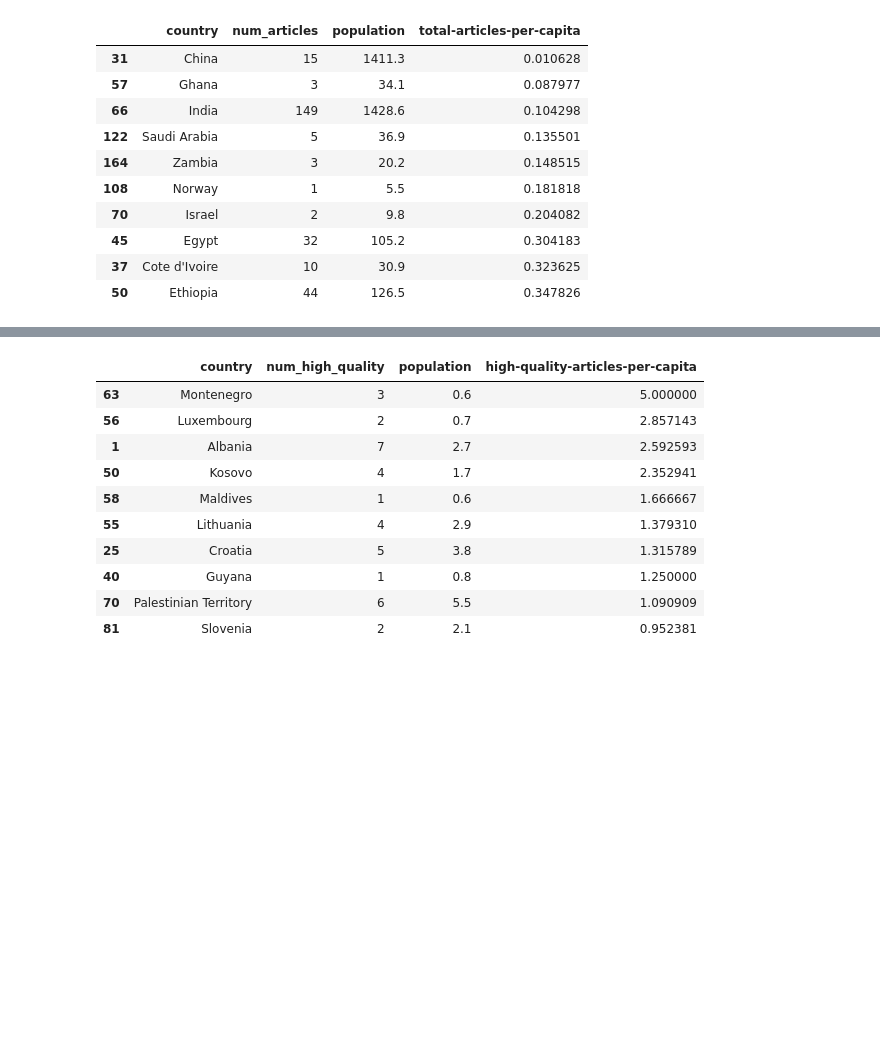
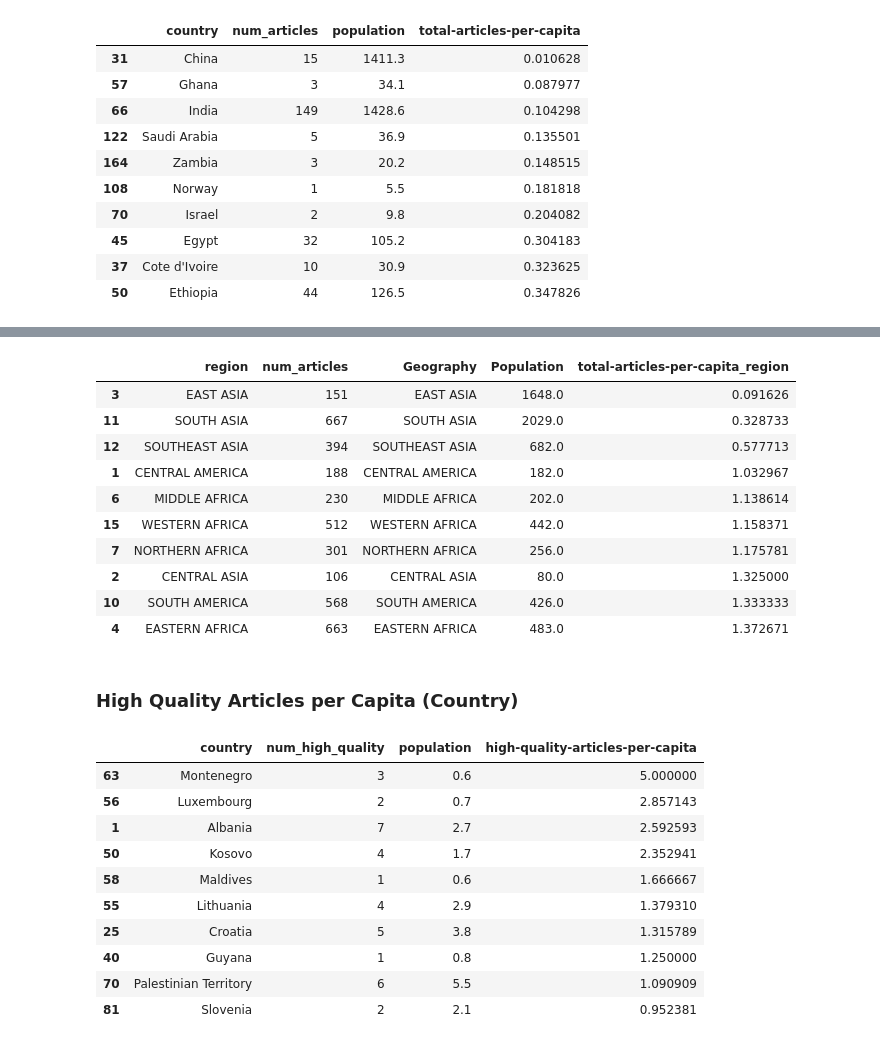
Before and after one commit to ishagokhale/data-512-homework_2, a Jupyter notebook: hw.ipynb, the cells around one changed output, grey strips where cells are left out. Saved outputs shown, nothing was run; the diff lists cells and outputs as text; code cells hidden in the pictures; blank space fills up the shorter version.

```diff
--- a/hw.ipynb
+++ b/hw.ipynb
@@ -602,0 +528,16 @@ df2.sort_values(by = 'total-articles-per-capita', ascending = True)[:10]
+# %%
+df2.sort_values(by = 'total-articles-per-capita_region', ascending = True)[:10]
+# %% [output]
+|  | region | num_articles | Geography | Population | total-articles-per-capita_region |
+| 3 | EAST ASIA | 151 | EAST ASIA | 1648.0 | 0.091626 |
+| 11 | SOUTH ASIA | 667 | SOUTH ASIA | 2029.0 | 0.328733 |
+| 12 | SOUTHEAST ASIA | 394 | SOUTHEAST ASIA | 682.0 | 0.577713 |
+| 1 | CENTRAL AMERICA | 188 | CENTRAL AMERICA | 182.0 | 1.032967 |
+| 6 | MIDDLE AFRICA | 230 | MIDDLE AFRICA | 202.0 | 1.138614 |
+| 15 | WESTERN AFRICA | 512 | WESTERN AFRICA | 442.0 | 1.158371 |
+| 7 | NORTHERN AFRICA | 301 | NORTHERN AFRICA | 256.0 | 1.175781 |
+| 2 | CENTRAL ASIA | 106 | CENTRAL ASIA | 80.0 | 1.325000 |
+| 10 | SOUTH AMERICA | 568 | SOUTH AMERICA | 426.0 | 1.333333 |
+| 4 | EASTERN AFRICA | 663 | EASTERN AFRICA | 483.0 | 1.372671 |
+# %% [markdown]
+### High Quality Articles per Capita (Country)
```
Also changed, not shown: parts of 19 cells of this notebook.
